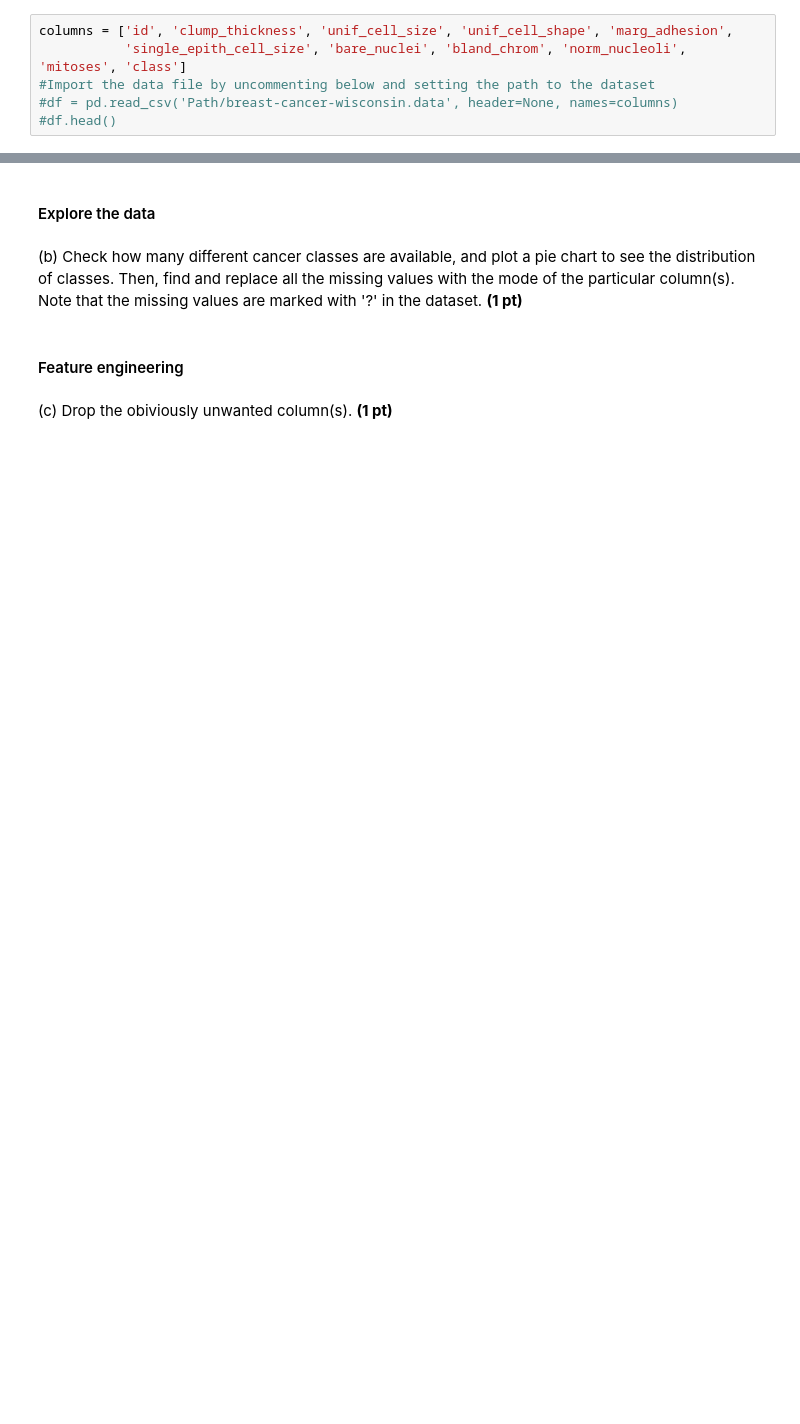
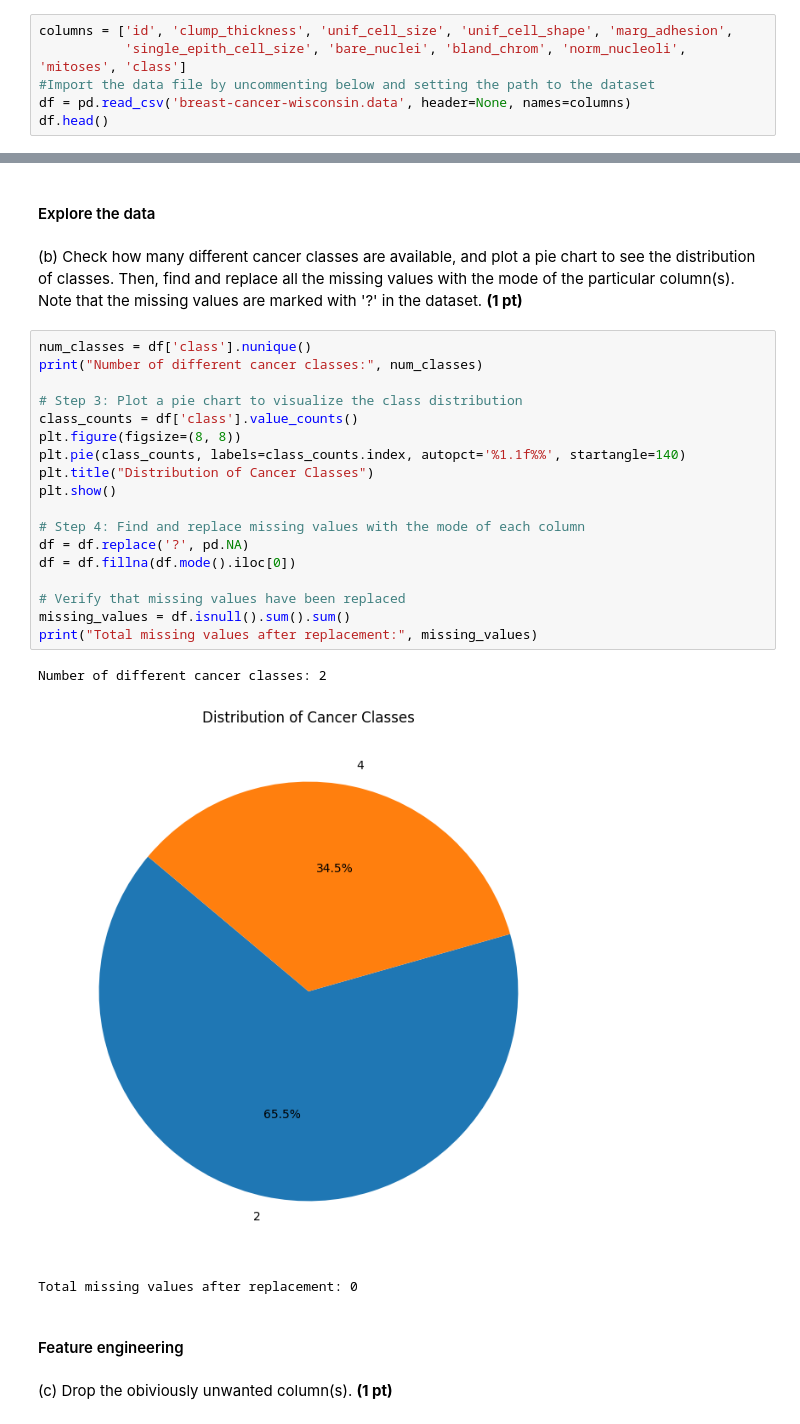
Before and after one commit to Humbll/MVE137, a Jupyter notebook: Project/Project.ipynb, the cells around one changed output, grey strips where cells are left out. Cells and saved outputs as stored; diff of their text form; blank space fills up the shorter version.

```diff
--- a/Project/Project.ipynb
+++ b/Project/Project.ipynb
@@ -141,5 +141,5 @@ This dataset contains records of breast cancer patients. Here we will use the fe
 columns = ['id', 'clump_thickness', 'unif_cell_size', 'unif_cell_shape', 'marg_adhesion',
            'single_epith_cell_size', 'bare_nuclei', 'bland_chrom', 'norm_nucleoli', 'mitoses', 'class']
 #Import the data file by uncommenting below and setting the path to the dataset
-#df = pd.read_csv('Path/breast-cancer-wisconsin.data', header=None, names=columns)
-#df.head()
+df = pd.read_csv('breast-cancer-wisconsin.data', header=None, names=columns)
+df.head()
@@ -147,6 +154,28 @@ columns = ['id', 'clump_thickness', 'unif_cell_size', 'unif_cell_shape', 'marg_a
 #### Explore the data
 # %% [markdown]
 (b) Check how many different cancer classes are available, and plot a pie chart to see the distribution of classes. Then, find and replace all the missing values with the mode of the particular column(s). Note that the missing values are marked with '?' in the dataset. **(1 pt)**
+# %%
+num_classes = df['class'].nunique()
+print("Number of different cancer classes:", num_classes)
+
+# Step 3: Plot a pie chart to visualize the class distribution
+class_counts = df['class'].value_counts()
+plt.figure(figsize=(8, 8))
+plt.pie(class_counts, labels=class_counts.index, autopct='%1.1f%%', startangle=140)
+plt.title("Distribution of Cancer Classes")
+plt.show()
+
+# Step 4: Find and replace missing values with the mode of each column
+df = df.replace('?', pd.NA)
+df = df.fillna(df.mode().iloc[0])
+
+# Verify that missing values have been replaced
+missing_values = df.isnull().sum().sum()
+print("Total missing values after replacement:", missing_values)
+# %% [output]
+Number of different cancer classes: 2
+[figure, added]
+Total missing values after replacement: 0
 # %% [markdown]
 #### Feature engineering
 # %% [markdown]
```
Also changed, not shown: parts of 9 cells of this notebook, 2 other files.
